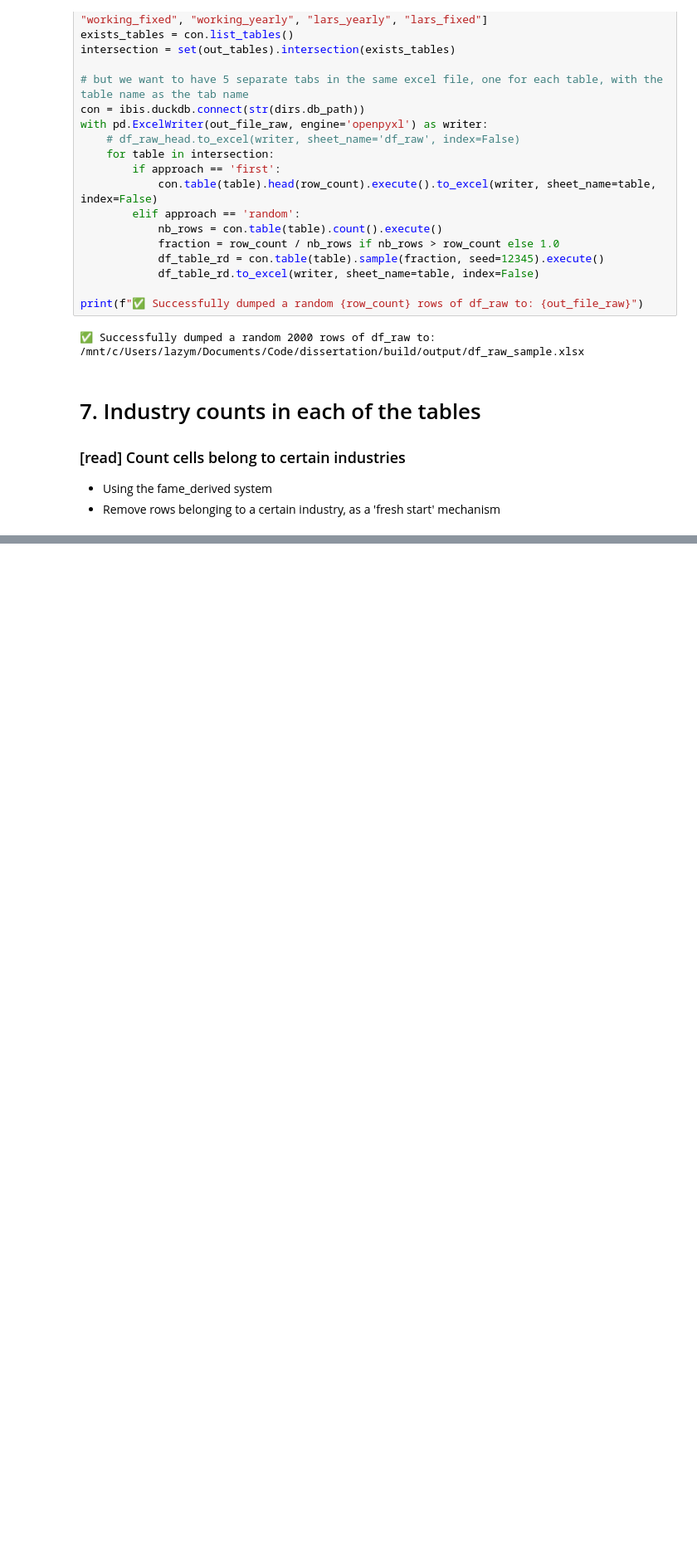
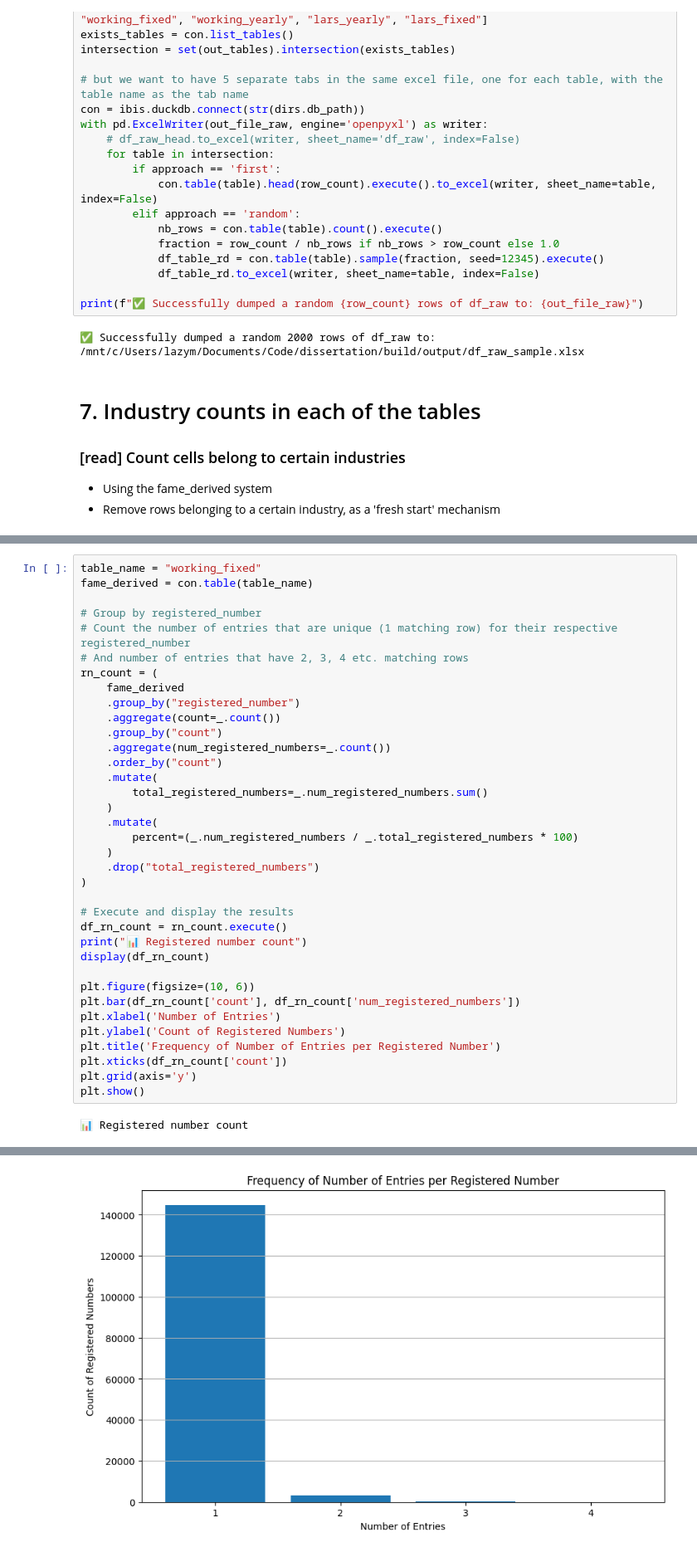
Before and after one commit to aloysiuslip/ucl-diss-ECON0079, a Jupyter notebook: build/src/main_0_inspect.ipynb, the cells around one changed output, grey strips where cells are left out. Shown at 83% size. Saved outputs shown, nothing was run; the diff lists cells and outputs as text; blank space fills up the shorter version.

Commit message:
Added helpful fixed duplicates count in inspect

```diff
--- a/build/src/main_0_inspect.ipynb
+++ b/build/src/main_0_inspect.ipynb
@@ -529,0 +530,38 @@ Number of Industry Codes: 6, Count: 6
+# %%
+table_name = "working_fixed"
+fame_derived = con.table(table_name)
+
+# Group by registered_number
+# Count the number of entries that are unique (1 matching row) for their respective registered_number
+# And number of entries that have 2, 3, 4 etc. matching rows
+rn_count = (
+    fame_derived
+    .group_by("registered_number")
+    .aggregate(count=_.count())
+    .group_by("count")
+    .aggregate(num_registered_numbers=_.count())
+    .order_by("count")
+    .mutate(
+        total_registered_numbers=_.num_registered_numbers.sum()
+    )
+    .mutate(
+        percent=(_.num_registered_numbers / _.total_registered_numbers * 100)
+    )
+    .drop("total_registered_numbers")
+)
+
+# Execute and display the results
+df_rn_count = rn_count.execute()
+print("📊 Registered number count")
+display(df_rn_count)
+
+plt.figure(figsize=(10, 6))
+plt.bar(df_rn_count['count'], df_rn_count['num_registered_numbers'])
+plt.xlabel('Number of Entries')
+plt.ylabel('Count of Registered Numbers')
+plt.title('Frequency of Number of Entries per Registered Number')
+plt.xticks(df_rn_count['count'])
+plt.grid(axis='y')
+plt.show()
+# %% [output]
+📊 Registered number count
@@ -529,0 +573 @@ Number of Industry Codes: 6, Count: 6
+[figure, added]
```
Also changed, not shown: parts of 3 cells of this notebook.
